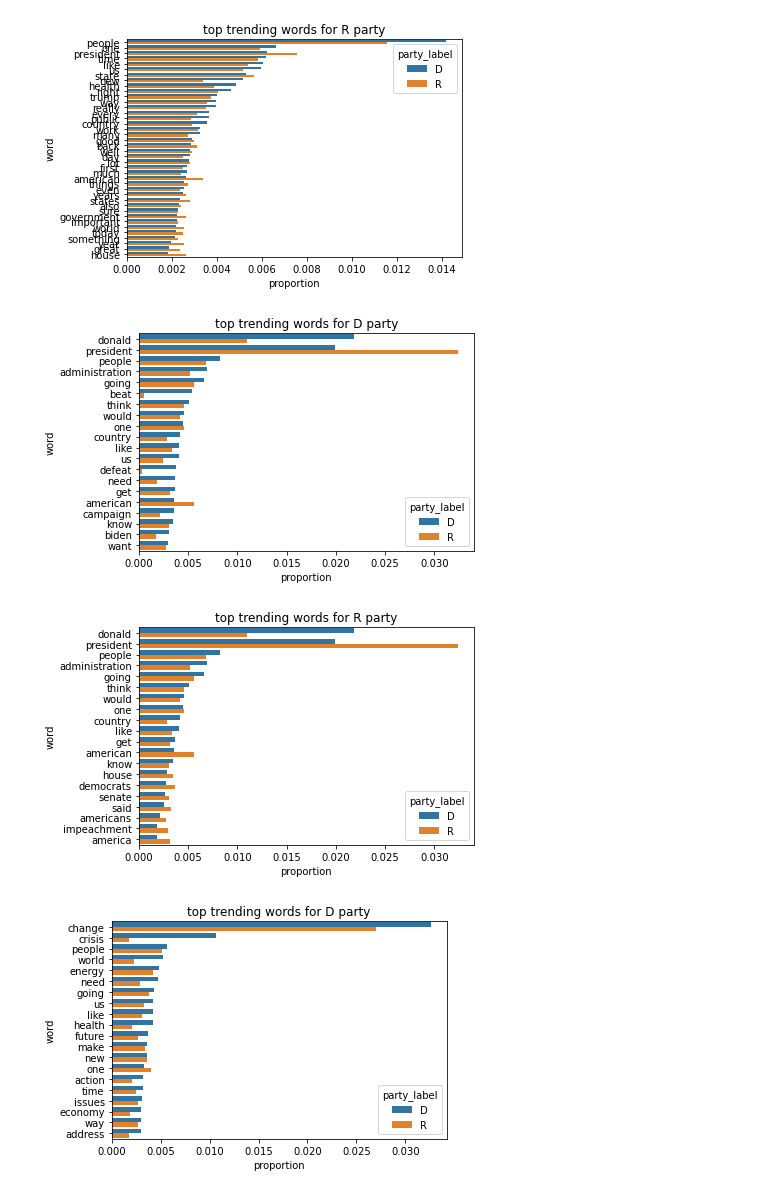
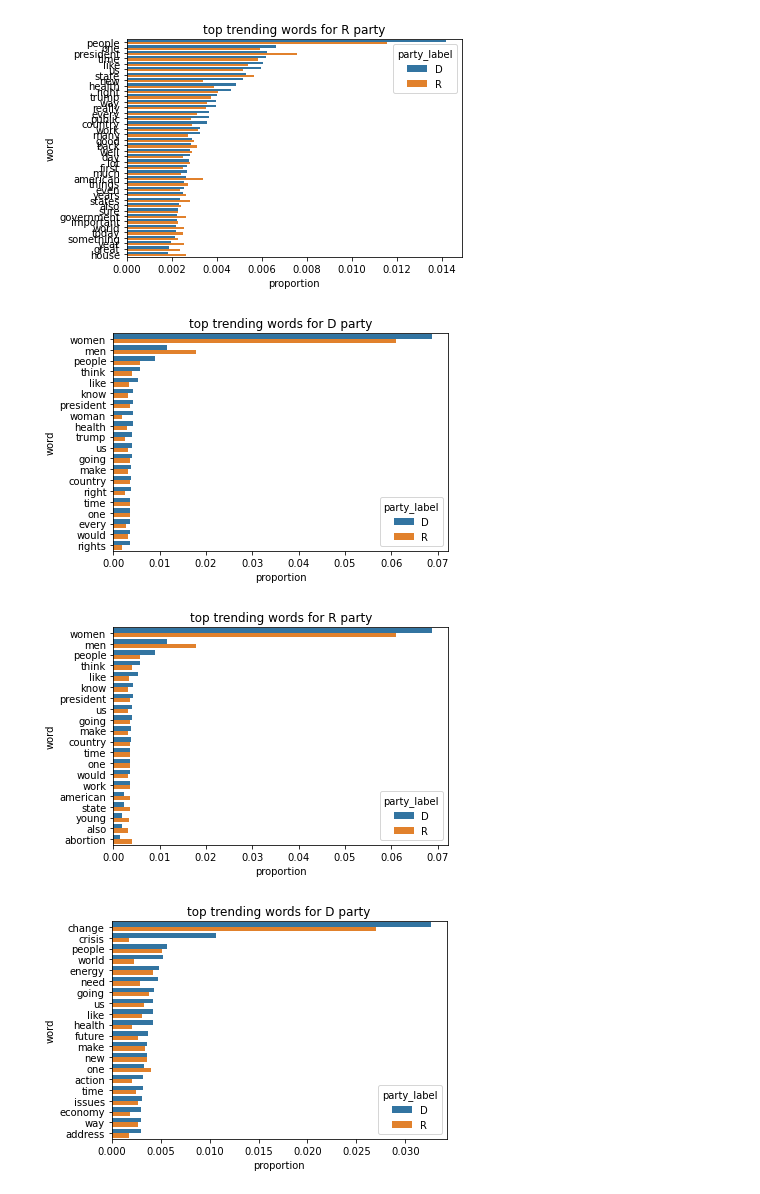
Before and after one commit to epfl-ada/ada-2021-project-mmng, a Jupyter notebook: final_notebook.ipynb, the cells around one changed output. Saved outputs shown, nothing was run; the diff lists cells and outputs as text; code cells hidden in the pictures.

```diff
--- a/final_notebook.ipynb
+++ b/final_notebook.ipynb
@@ -644,7 +645,6 @@ def trending_words(dataframe, keyword = None, use_keyword = False, removeVerbs =
 
     word_count['proportion'] = word_count.groupby('party_label')['proportion'].apply(lambda x: x / float(x.sum()))
 
-    display
     #plot top trending words per party
     for party in word_count['party_label'].unique():
 
@@ -659,12 +659,11 @@ def trending_words(dataframe, keyword = None, use_keyword = False, removeVerbs =
             #if party_label != party make the relative_proportion = -proportion otherwise make relative_proportion = proportion
             word_count['proportion'] = word_count.apply(lambda x: compute_relative_proportion(party, x['party_label'], x['proportion']),axis = 1)
 
-            word_count['diff'] = word_count.groupby('word')['proportion'].apply(sum)
+            diff_table = word_count.groupby('word')['proportion'].apply(lambda x: sum(x)).reset_index()
             #sort word frequency in decreasing order
-            party_top_words = word_count[word_count['party_label'] == party].sort_values(by = 'diff', ascending = False)
+            party_top_words = diff_table.sort_values(by = 'proportion', ascending = False)
+            word_count['proportion'] = word_count['proportion'].apply(lambda x: -x if x < 0 else x)
 
-            word_count['proportion'] = word_count['proportion'].apply(lambda x: -x if x < 0 else x)
-            word_count = word_count.drop(columns = ['diff'])
 
 
         else:
@@ -676,7 +675,7 @@ def trending_words(dataframe, keyword = None, use_keyword = False, removeVerbs =
         party_top_words = party_top_words['word'].head(top)
         ##extract counts of the top trending words
         df_with_party_top_words = word_count[word_count['word'].isin(party_top_words)]
-        display(df_with_party_top_words)
+
         #plot
         sns.barplot(data = df_with_party_top_words, y='word', x='proportion', hue='party_label').set_title('top trending words for ' + party + ' party')
         plt.show()
@@ -709,10 +718,10 @@ trending_words(df,removeVerbs = True,top = 20)
 [figure]
 [figure]
 # %%
-trending_words(df, keyword = 'trump', use_keyword = True, removeVerbs = False, top = 20)
+trending_words(df, keyword = 'women', use_keyword = True, removeVerbs = False, top = 20)
 # %% [output]
-[figure, old version]
+[figure, new version]
-[figure, old version]
+[figure, new version]
 # %%
 trending_words(df, keyword = 'climate', use_keyword = True, removeVerbs = False, top = 20)
 # %% [output]
```
Also changed, not shown: parts of 8 cells of this notebook.
